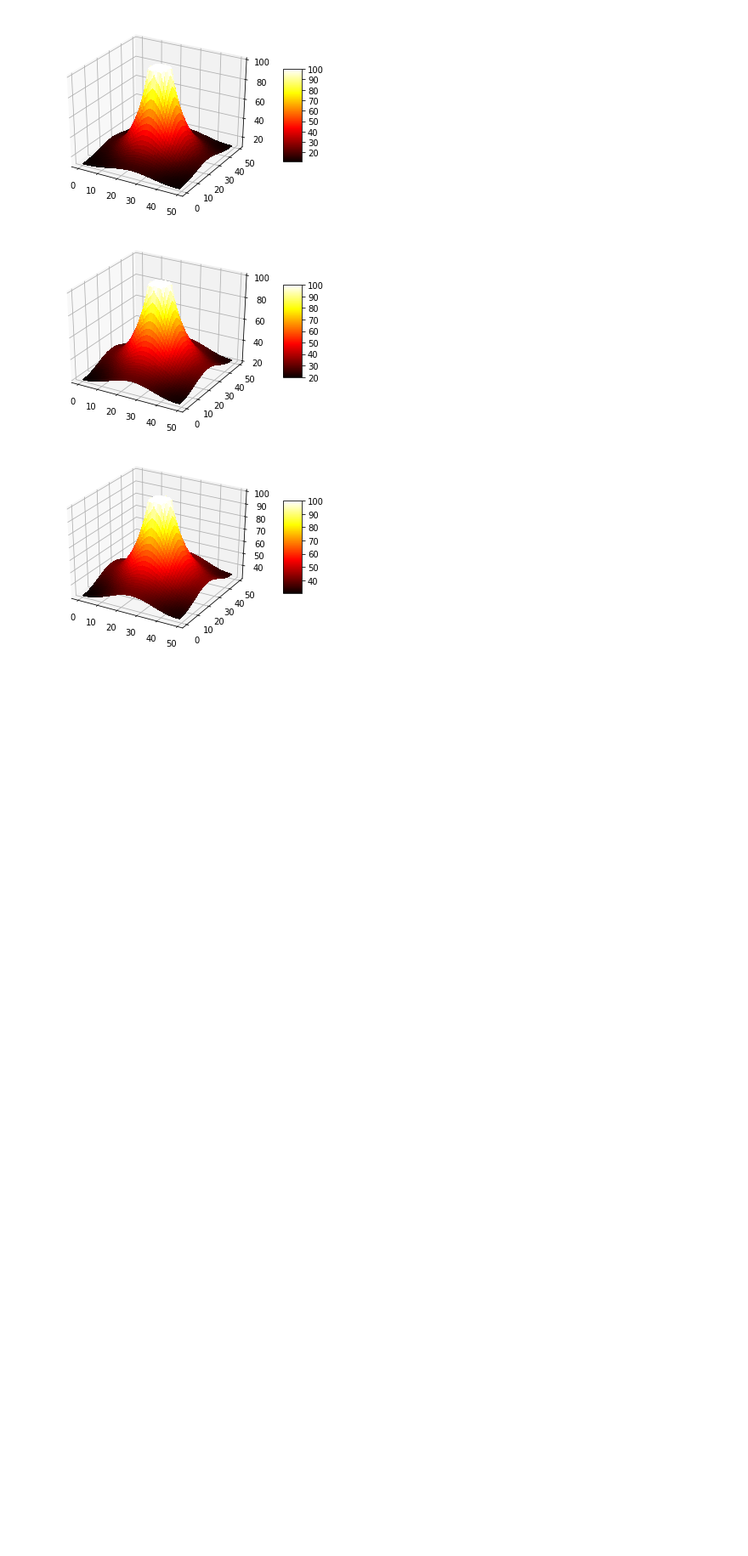
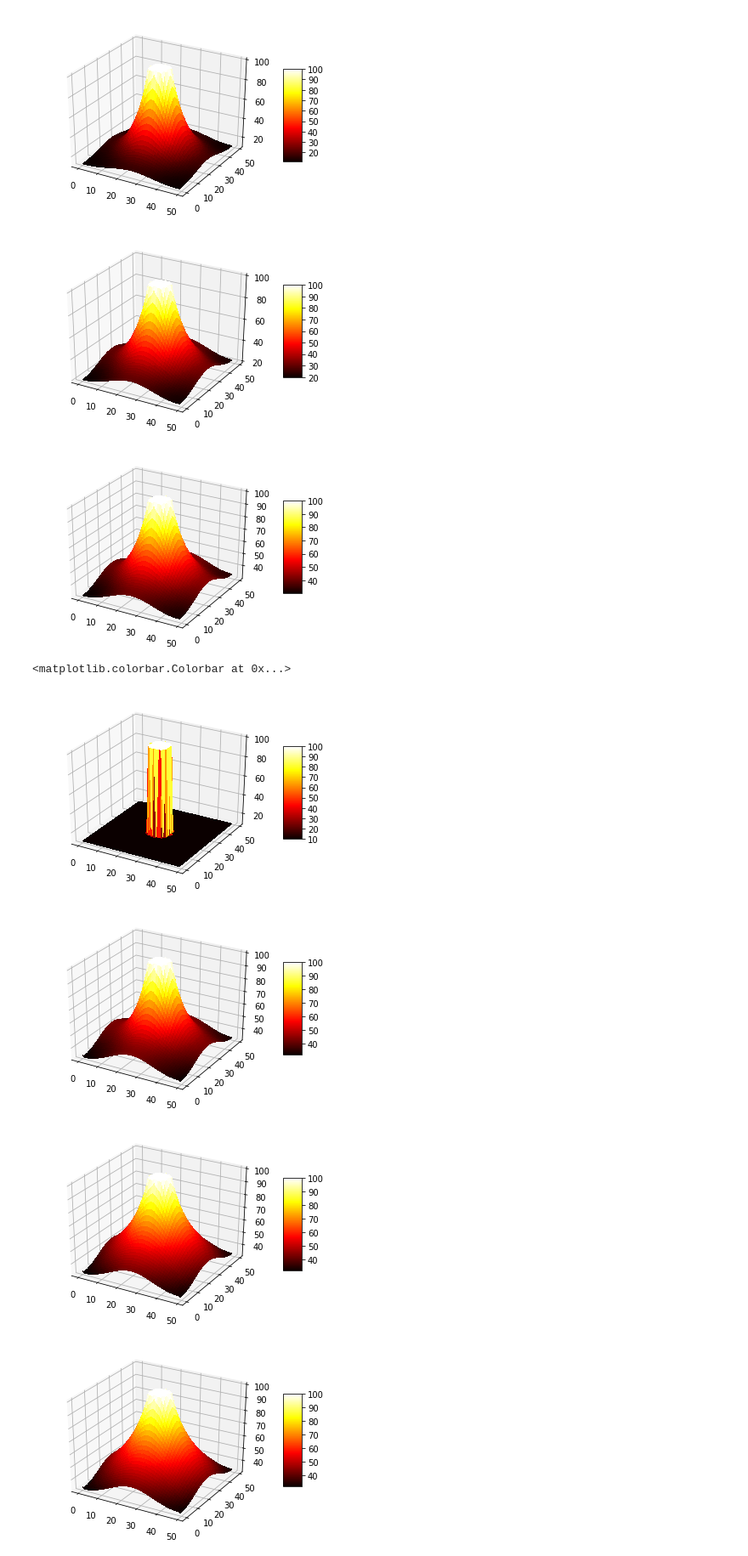
Before and after one commit to JADC362/Metodos-tarea-4, a Jupyter notebook: GraficadorPDE.ipynb, the cells around one changed output. Shown: that part at 85% size. Drawn from its saved outputs; the diff is of its cells as text; code cells hidden in the pictures; blank space fills up the shorter version.

```diff
--- a/GraficadorPDE.ipynb
+++ b/GraficadorPDE.ipynb
@@ -107,3 +107,55 @@ fig.colorbar(surf, shrink=0.5, aspect=5)
 [figure]
 [figure]
 [figure]
+# %%
+#Obtencion y clasificacion de datos del archivo datosP para condiciones periodicas
+datos = np.genfromtxt("datosP.dat",None,skip_header=1)
+infoDatos = (np.genfromtxt("datosP.dat",skip_footer=(len(datos)-1),dtype=None))[0].decode("UTF8").split(",")
+matrizTiempo = [] #Matriz contenedora de matrices del estado de temperaturas en el tiempo
+T = int(infoDatos[1]) #Contador de tiempo total
+N = int(infoDatos[3]) #Contador de espacio x=y total
+inicioContador = 1;
+finalContador = N+1
+for i in range(T):
+    matrizTemp = np.zeros([N,N]) #Matriz de temperatura para un tiempo dado
+    for j in range(inicioContador,finalContador):
+        infoLinea = datos[j].decode("UTF8").split(",")
+        for k in range(N):
+            matrizTemp[j-inicioContador][k]=float(infoLinea[k])
+    inicioContador += N+1
+    finalContador += N+1
+    matrizTiempo.append(matrizTemp)
+
+x = np.arange(0,N,1)
+y = np.arange(0,N,1)
+x,y = np.meshgrid(x, y)
+#Grafica de temperatura en la grilla X Y, para tiempo 0
+
+fig = plt.figure()
+ax = fig.gca(projection='3d')
+surf = ax.plot_surface(x, y, matrizTiempo[0], rstride=1, cstride=1, cmap='hot', linewidth=0, antialiased=False)
+fig.colorbar(surf, shrink=0.5, aspect=5)
+
+#Grafica de temperatura en la grilla X Y, para tiempo T/3
+fig = plt.figure()
+ax = fig.gca(projection='3d')
+surf = ax.plot_surface(x, y, matrizTiempo[int((T-1)/3)], rstride=1, cstride=1, cmap='hot', linewidth=0, antialiased=False)
+fig.colorbar(surf, shrink=0.5, aspect=5)
+
+#Grafica de temperatura en la grilla X Y, para tiempo 2*T/3
+fig = plt.figure()
+ax = fig.gca(projection='3d')
+surf = ax.plot_surface(x, y, matrizTiempo[int((T-1)*2/3)], rstride=1, cstride=1, cmap='hot', linewidth=0, antialiased=False)
+fig.colorbar(surf, shrink=0.5, aspect=5)
+
+#Grafica de temperatura en la grilla X Y, para tiempo T
+fig = plt.figure()
+ax = fig.gca(projection='3d')
+surf = ax.plot_surface(x, y, matrizTiempo[T-1], rstride=1, cstride=1, cmap='hot', linewidth=0, antialiased=False)
+fig.colorbar(surf, shrink=0.5, aspect=5)
+# %% [output]
+<matplotlib.colorbar.Colorbar at 0x...>
+[figure, added]
+[figure, added]
+[figure, added]
+[figure, added]
```
Also changed, not shown: parts of 1 cell of this notebook, 1 other file.
